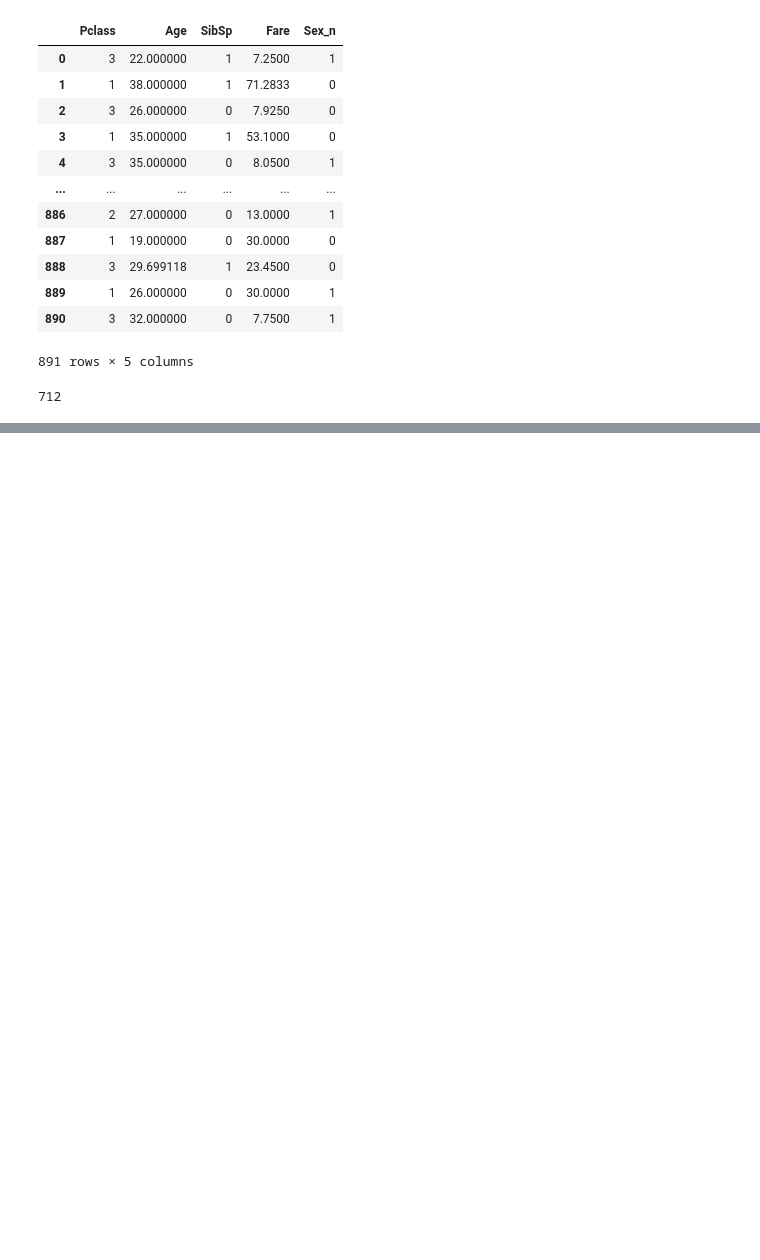
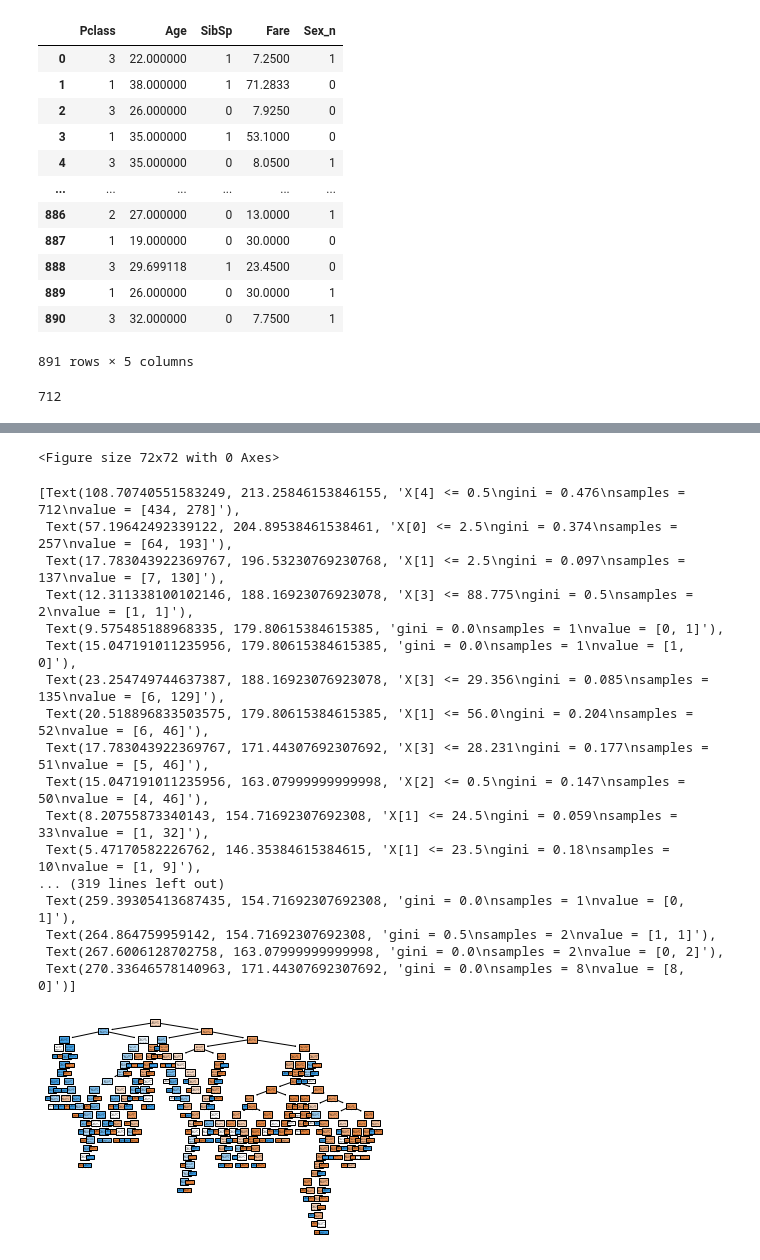
Before and after one commit to Jayant-saksham/Machine-Learning, a Jupyter notebook: 04 - Decision Trees/01_basic.ipynb, the cells around one changed output, grey strips where cells are left out. Saved outputs shown, nothing was run; the diff lists cells and outputs as text; code cells hidden in the pictures; blank space fills up the shorter version.

Commit message:
Decision tree plot

```diff
--- a/04 - Decision Trees/01_basic.ipynb
+++ b/04 - Decision Trees/01_basic.ipynb
@@ -179,0 +183,25 @@ array([1], dtype=int64)
+# %%
+fig = plt.figure(figsize=(1,1))
+# %% [output]
+<Figure size 72x72 with 0 Axes>
+# %%
+tree.plot_tree(model,filled = True)
+# %% [output]
+[Text(108.70740551583249, 213.25846153846155, 'X[4] <= 0.5\ngini = 0.476\nsamples = 712\nvalue = [434, 278]'),
+ Text(57.19642492339122, 204.89538461538461, 'X[0] <= 2.5\ngini = 0.374\nsamples = 257\nvalue = [64, 193]'),
+ Text(17.783043922369767, 196.53230769230768, 'X[1] <= 2.5\ngini = 0.097\nsamples = 137\nvalue = [7, 130]'),
+ Text(12.311338100102146, 188.16923076923078, 'X[3] <= 88.775\ngini = 0.5\nsamples = 2\nvalue = [1, 1]'),
+ Text(9.575485188968335, 179.80615384615385, 'gini = 0.0\nsamples = 1\nvalue = [0, 1]'),
+ Text(15.047191011235956, 179.80615384615385, 'gini = 0.0\nsamples = 1\nvalue = [1, 0]'),
+ Text(23.254749744637387, 188.16923076923078, 'X[3] <= 29.356\ngini = 0.085\nsamples = 135\nvalue = [6, 129]'),
+ Text(20.518896833503575, 179.80615384615385, 'X[1] <= 56.0\ngini = 0.204\nsamples = 52\nvalue = [6, 46]'),
+ Text(17.783043922369767, 171.44307692307692, 'X[3] <= 28.231\ngini = 0.177\nsamples = 51\nvalue = [5, 46]'),
+ Text(15.047191011235956, 163.07999999999998, 'X[2] <= 0.5\ngini = 0.147\nsamples = 50\nvalue = [4, 46]'),
+ Text(8.20755873340143, 154.71692307692308, 'X[1] <= 24.5\ngini = 0.059\nsamples = 33\nvalue = [1, 32]'),
+ Text(5.47170582226762, 146.35384615384615, 'X[1] <= 23.5\ngini = 0.18\nsamples = 10\nvalue = [1, 9]'),
+... (319 lines left out)
+ Text(259.39305413687435, 154.71692307692308, 'gini = 0.0\nsamples = 1\nvalue = [0, 1]'),
+ Text(264.864759959142, 154.71692307692308, 'gini = 0.5\nsamples = 2\nvalue = [1, 1]'),
+ Text(267.6006128702758, 163.07999999999998, 'gini = 0.0\nsamples = 2\nvalue = [0, 2]'),
+ Text(270.33646578140963, 171.44307692307692, 'gini = 0.0\nsamples = 8\nvalue = [8, 0]')]
+[figure, added]
```
Also changed, not shown: parts of 4 cells of this notebook.
